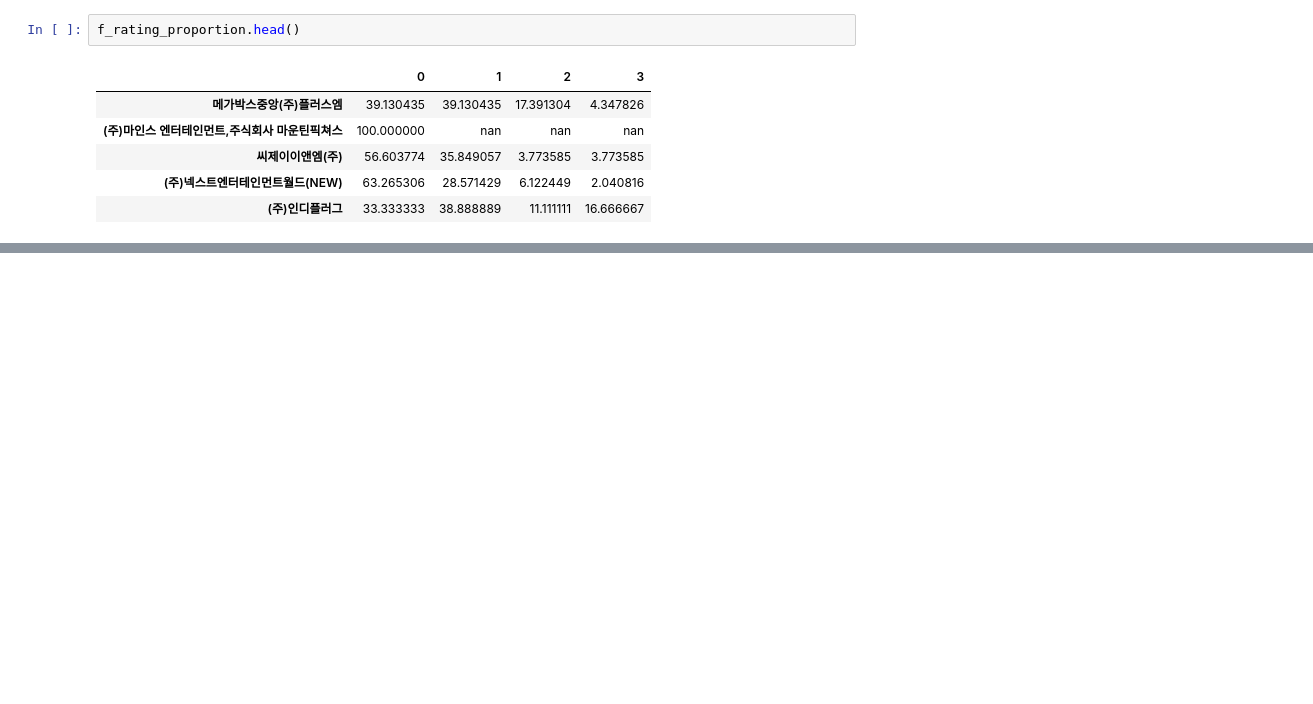
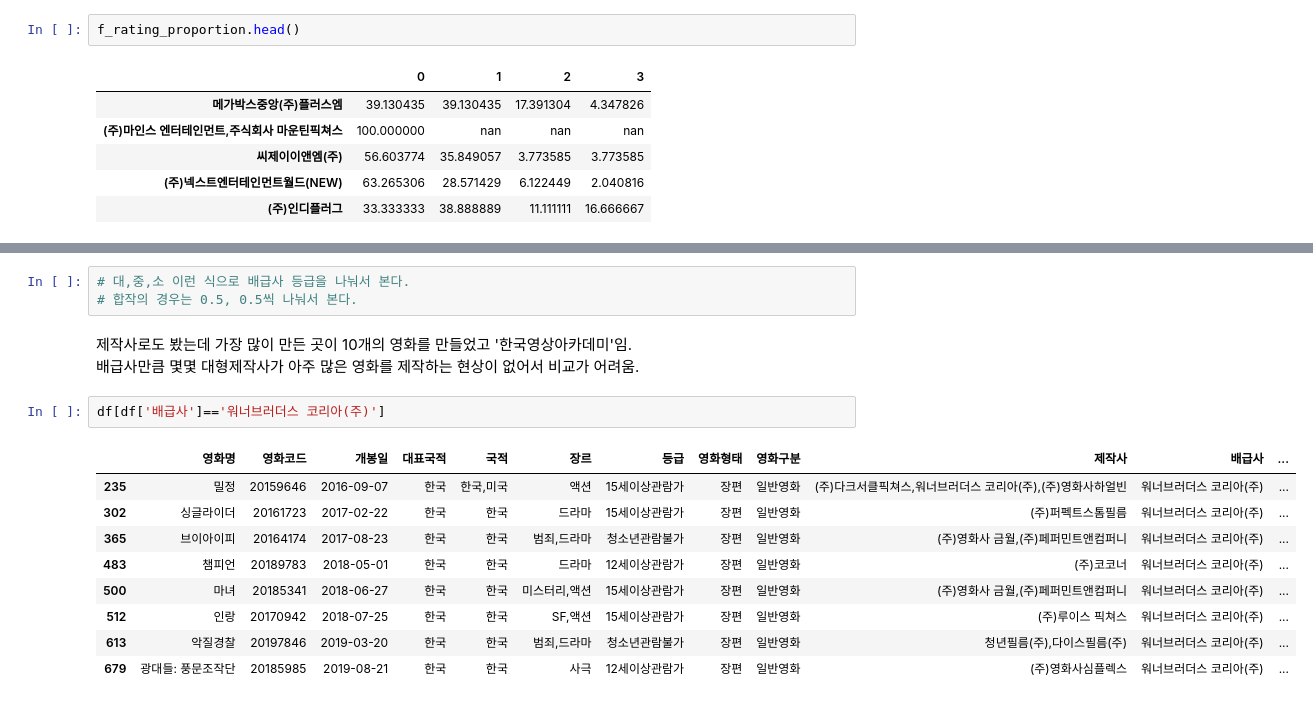
Before and after one commit to kim4pb/Female-led-Korean-Films, a Jupyter notebook: 03.ButterKnife/Analysis.ipynb, the cells around one changed output, grey strips where cells are left out. Saved outputs shown, nothing was run; the diff lists cells and outputs as text; blank space fills up the shorter version.

```diff
--- a/03.ButterKnife/Analysis.ipynb
+++ b/03.ButterKnife/Analysis.ipynb
@@ -306,0 +399,18 @@ f_rating_proportion.iloc[-12:, :4].plot(kind='barh', stacked=True)
+# %%
+# 대,중,소 이런 식으로 배급사 등급을 나눠서 본다.
+# 합작의 경우는 0.5, 0.5씩 나눠서 본다.
+# %% [markdown]
+제작사로도 봤는데 가장 많이 만든 곳이 10개의 영화를 만들었고 '한국영상아카데미'임.
+배급사만큼 몇몇 대형제작사가 아주 많은 영화를 제작하는 현상이 없어서 비교가 어려움.
+# %%
+df[df['배급사']=='워너브러더스 코리아(주)']
+# %% [output]
+|  | 영화명 | 영화코드 | 개봉일 | 대표국적 | 국적 | 장르 | 등급 | 영화형태 | 영화구분 | 제작사 | 배급사 | ... |
+| 235 | 밀정 | 20159646 | 2016-09-07 | 한국 | 한국,미국 | 액션 | 15세이상관람가 | 장편 | 일반영화 | (주)다크서클픽쳐스,워너브러더스 코리아(주),(주)영화사하얼빈 | 워너브러더스 코리아(주) | ... |
+| 302 | 싱글라이더 | 20161723 | 2017-02-22 | 한국 | 한국 | 드라마 | 15세이상관람가 | 장편 | 일반영화 | (주)퍼펙트스톰필름 | 워너브러더스 코리아(주) | ... |
+| 365 | 브이아이피 | 20164174 | 2017-08-23 | 한국 | 한국 | 범죄,드라마 | 청소년관람불가 | 장편 | 일반영화 | (주)영화사 금월,(주)페퍼민트앤컴퍼니 | 워너브러더스 코리아(주) | ... |
+| 483 | 챔피언 | 20189783 | 2018-05-01 | 한국 | 한국 | 드라마 | 12세이상관람가 | 장편 | 일반영화 | (주)코코너 | 워너브러더스 코리아(주) | ... |
+| 500 | 마녀 | 20185341 | 2018-06-27 | 한국 | 한국 | 미스터리,액션 | 15세이상관람가 | 장편 | 일반영화 | (주)영화사 금월,(주)페퍼민트앤컴퍼니 | 워너브러더스 코리아(주) | ... |
+| 512 | 인랑 | 20170942 | 2018-07-25 | 한국 | 한국 | SF,액션 | 15세이상관람가 | 장편 | 일반영화 | (주)루이스 픽쳐스 | 워너브러더스 코리아(주) | ... |
+| 613 | 악질경찰 | 20197846 | 2019-03-20 | 한국 | 한국 | 범죄,드라마 | 청소년관람불가 | 장편 | 일반영화 | 청년필름(주),다이스필름(주) | 워너브러더스 코리아(주) | ... |
+| 679 | 광대들: 풍문조작단 | 20185985 | 2019-08-21 | 한국 | 한국 | 사극 | 12세이상관람가 | 장편 | 일반영화 | (주)영화사심플렉스 | 워너브러더스 코리아(주) | ... |
```
Also changed, not shown: parts of 41 cells of this notebook, 1 other file.
